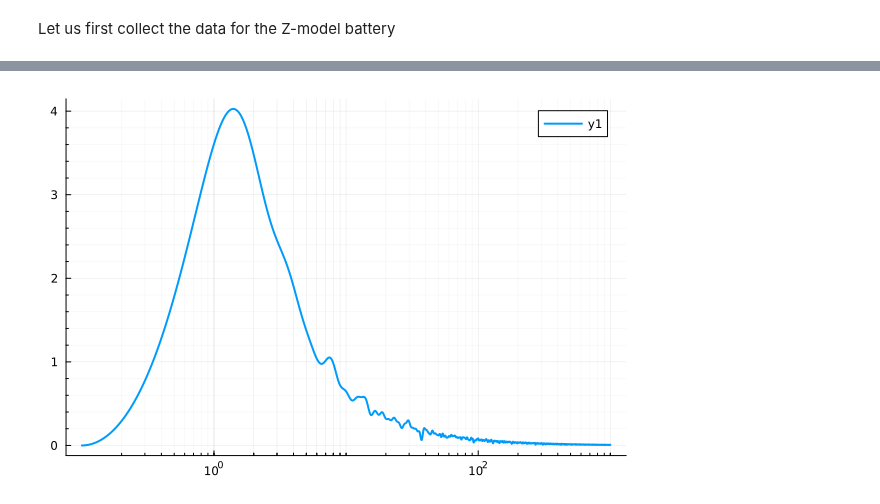
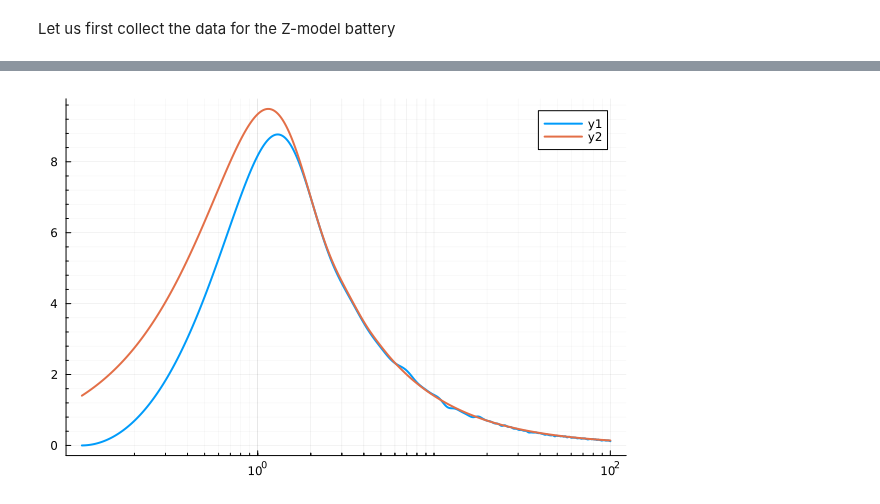
Before and after one commit to Dario-Rosa85/ChargingPower, a Jupyter notebook: notebook/charging_power.ipynb, the cells around one changed output, grey strips where cells are left out. Drawn from its saved outputs; the diff is of its cells as text; code cells hidden in the pictures.

```diff
--- a/notebook/charging_power.ipynb
+++ b/notebook/charging_power.ipynb
@@ -42,8 +43,7 @@ points = exp.(log(min_t):((log(max_t) - log(min_t)) / (number_of_points - 1)):lo
 # %% [markdown]
 Let us first collect the data for the Z-model battery
 # %%
-n_majorana = 14
-n_samples = 1
+n_majorana = 28
 samples_done = 0
 average_power_list = zeros(Float64, length(points))
 # %% [output]
@@ -65,6 +65,7 @@ average_power_list = zeros(Float64, length(points))
  0.0
  0.0
 # %%
+n_samples = 1
 power_single_size_list = Array{Float64}[]
 majorana_matrices = majorana_operators(n_majorana)
 graph = complete_graph(n_majorana)
@@ -83,5 +84,7 @@ for i in 1:n_samples
     end
     push!(power_single_size_list, power_list)
 end
-average_power_list = (samples_done .* average_power_list + mean(power_single_size_list)) / (samples_done + n_samples)
+average_power_list = (samples_done .* average_power_list + n_samples * mean(power_single_size_list)) / (samples_done + n_samples)
+samples_done += n_samples
+samples_done
 # %% [output]
@@ -104,0 +92,2 @@ average_power_list = (samples_done .* average_power_list + mean(power_single_siz
+# %%
+theoretical_points = [(n_majorana/2) * (1/t) * (1 - 1.0 * (besselj(1,  2.0*t) / t)^2) for t in points[2:length(points)]]
@@ -105,4 +112,4 @@ average_power_list = (samples_done .* average_power_list + mean(power_single_siz
 # %%
-plot(points[2: length(points)], average_power_list[2: length(points)], xaxis=:log, linewidth=2, minorgrid=true)
+plot(points[2: length(points)], [average_power_list[2: length(points)], theoretical_points], xaxis=:log, linewidth=2, minorgrid=true)
 # %% [output]
-[figure, old version]
+[figure, new version]
```
Also changed, not shown: parts of 5 cells of this notebook, 1 other file.
